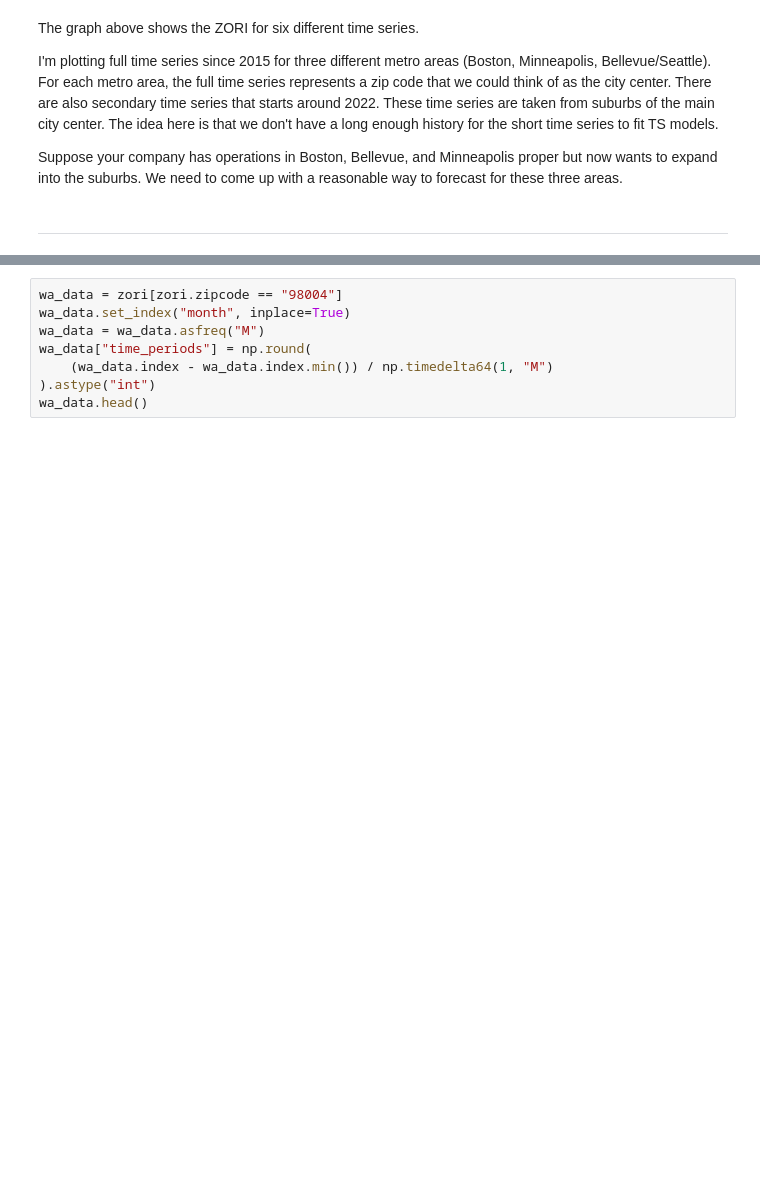
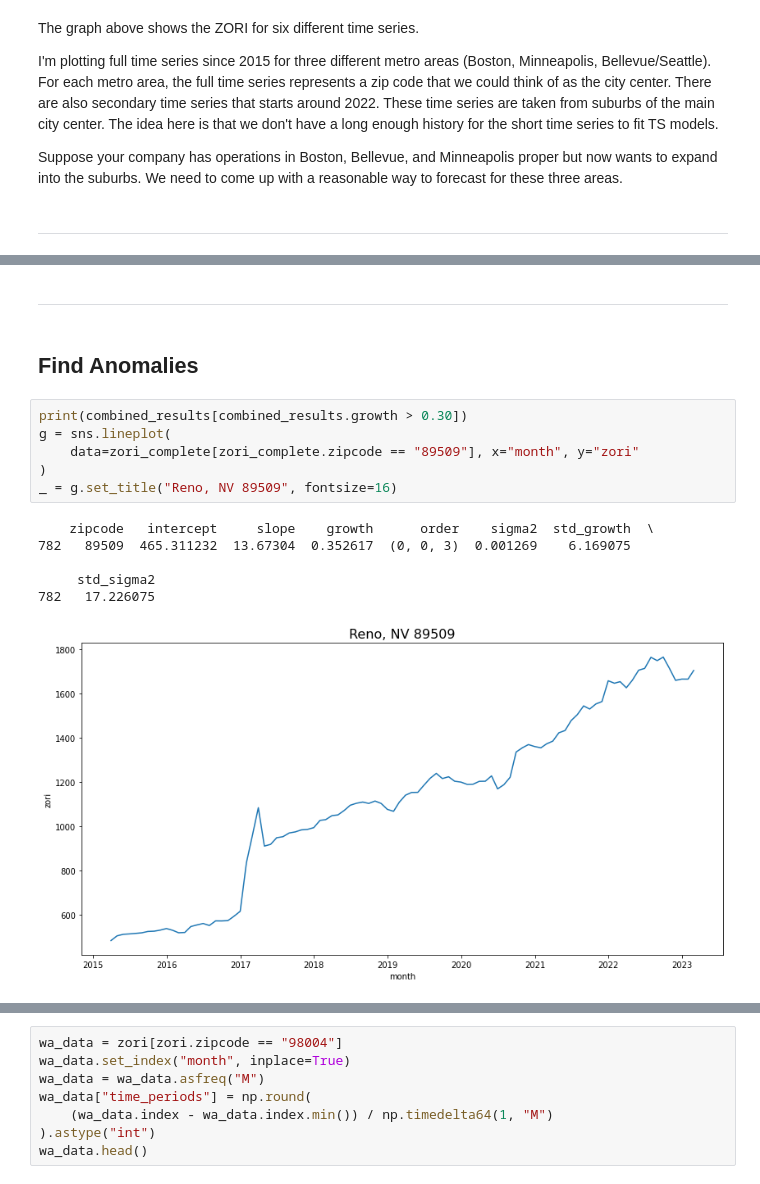
Before and after one commit to ichbinallen/zori_zori, a Jupyter notebook: notebooks/Zori_Rents.ipynb, the cells around one changed output, grey strips where cells are left out. Drawn from its saved outputs; the diff is of its cells as text; blank space fills up the shorter version.

Commit message:
anomalies

```diff
--- a/notebooks/Zori_Rents.ipynb
+++ b/notebooks/Zori_Rents.ipynb
@@ -349,0 +357,17 @@ sns.scatterplot(
+# %% [markdown]
+------------------
+# %% [markdown]
+## Find Anomalies
+# %%
+print(combined_results[combined_results.growth > 0.30])
+g = sns.lineplot(
+    data=zori_complete[zori_complete.zipcode == "89509"], x="month", y="zori"
+)
+_ = g.set_title("Reno, NV 89509", fontsize=16)
+# %% [output]
+    zipcode   intercept     slope    growth      order    sigma2  std_growth  \
+782   89509  465.311232  13.67304  0.352617  (0, 0, 3)  0.001269    6.169075
+
+     std_sigma2
+782   17.226075
+[figure, added]
```
Also changed, not shown: parts of 58 cells of this notebook.
